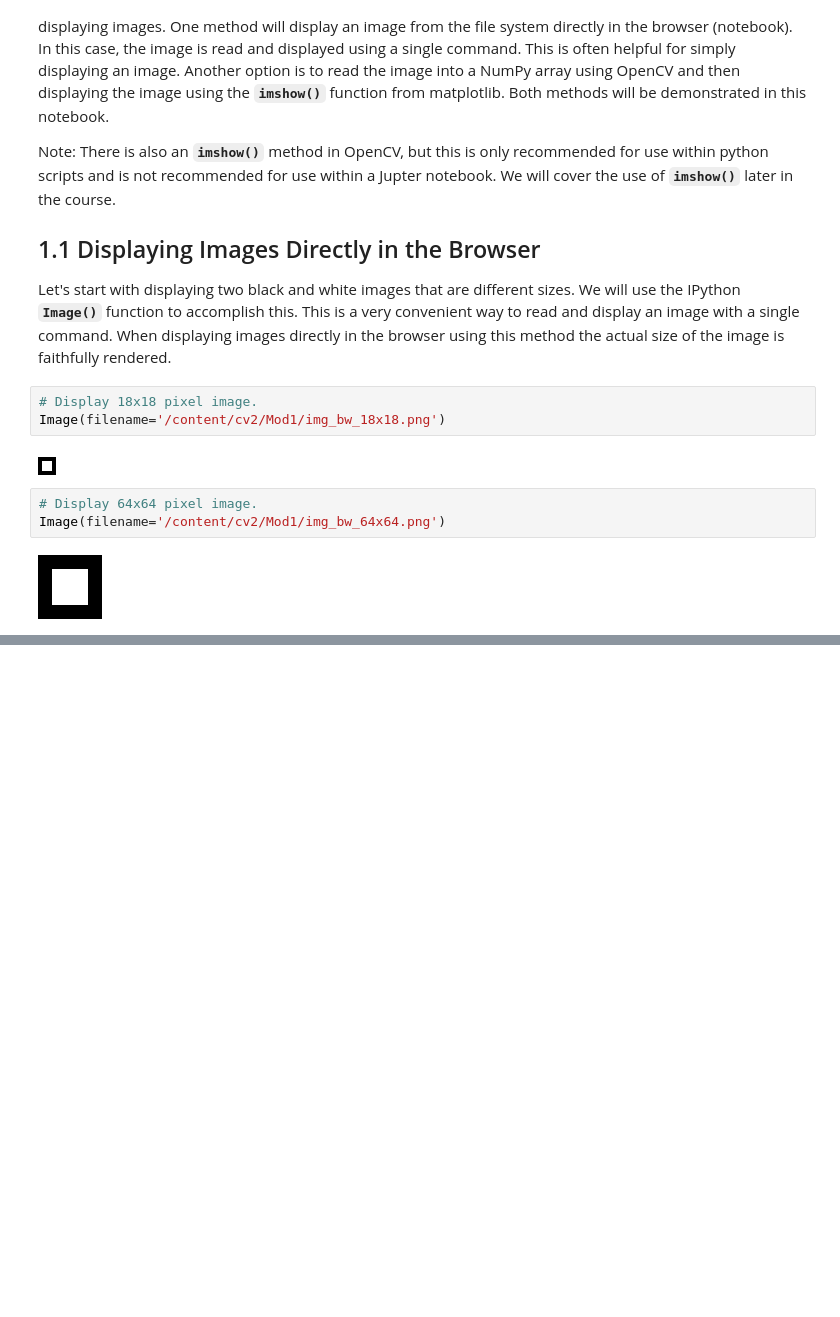
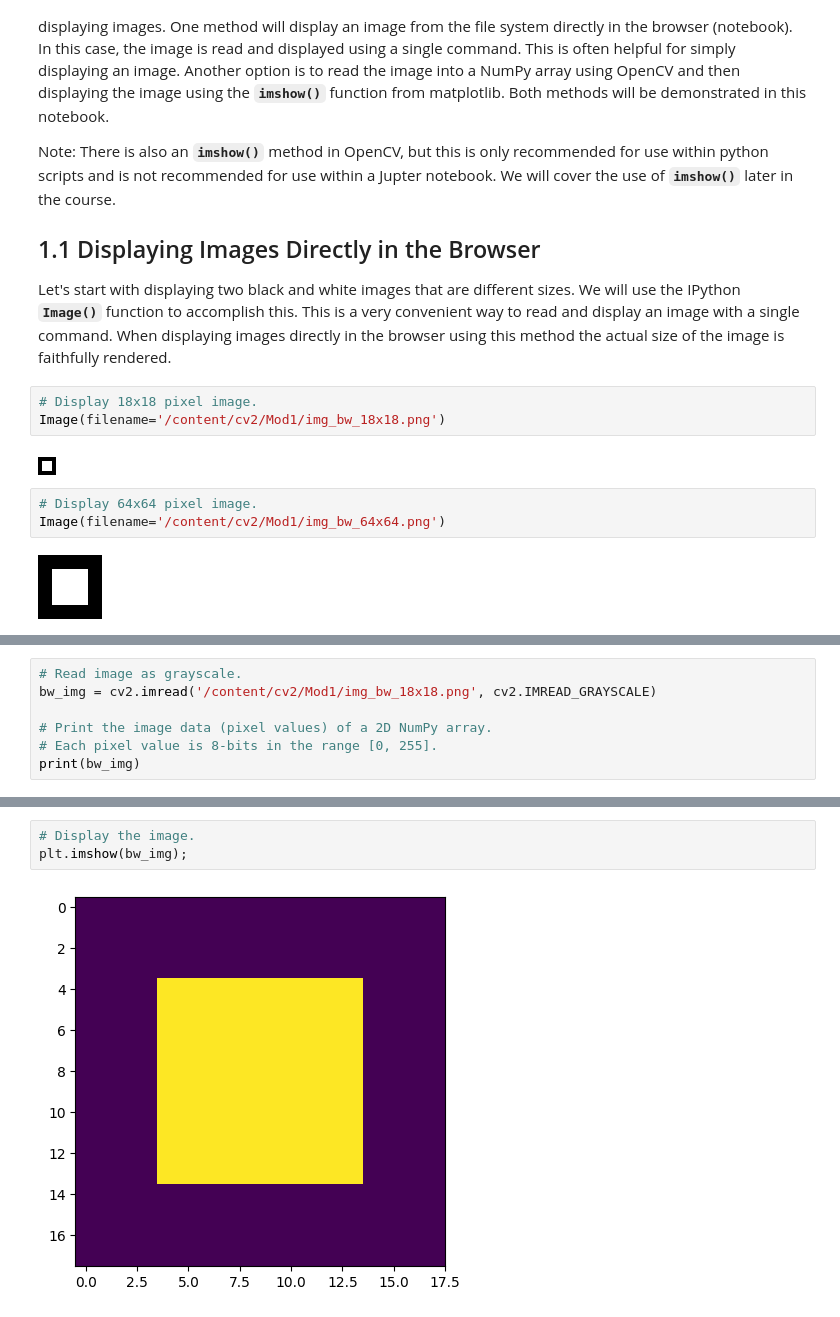
Before and after one commit to Fran14w/cv2, a Jupyter notebook: CV_Week2.ipynb, the cells around one changed output, grey strips where cells are left out. Cells and saved outputs as stored; diff of their text form; blank space fills up the shorter version.

```diff
--- a/CV_Week2.ipynb
+++ b/CV_Week2.ipynb
@@ -39,0 +79,7 @@ Image(filename='/content/cv2/Mod1/img_bw_64x64.png')
+# %%
+# Read image as grayscale.
+bw_img = cv2.imread('/content/cv2/Mod1/img_bw_18x18.png', cv2.IMREAD_GRAYSCALE)
+
+# Print the image data (pixel values) of a 2D NumPy array.
+# Each pixel value is 8-bits in the range [0, 255].
+print(bw_img)
@@ -39,0 +127,5 @@ Image(filename='/content/cv2/Mod1/img_bw_64x64.png')
+# %%
+# Display the image.
+plt.imshow(bw_img);
+# %% [output]
+[figure, added]
```
Also changed, not shown: parts of 18 cells of this notebook.
